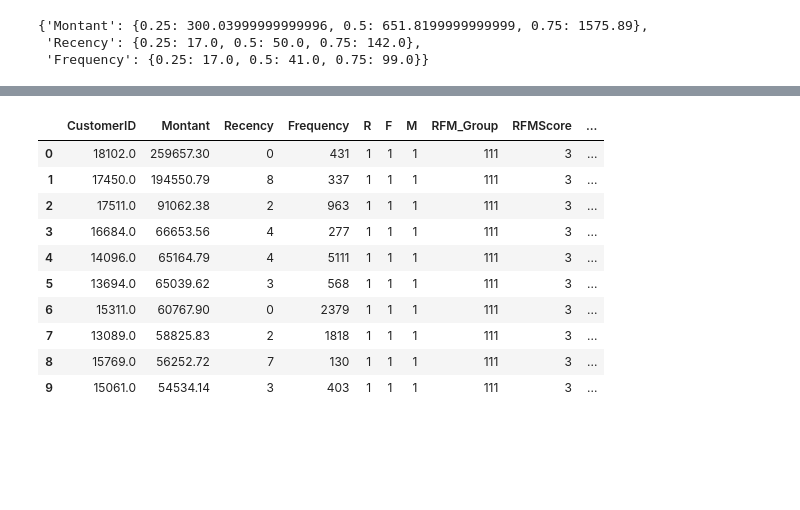
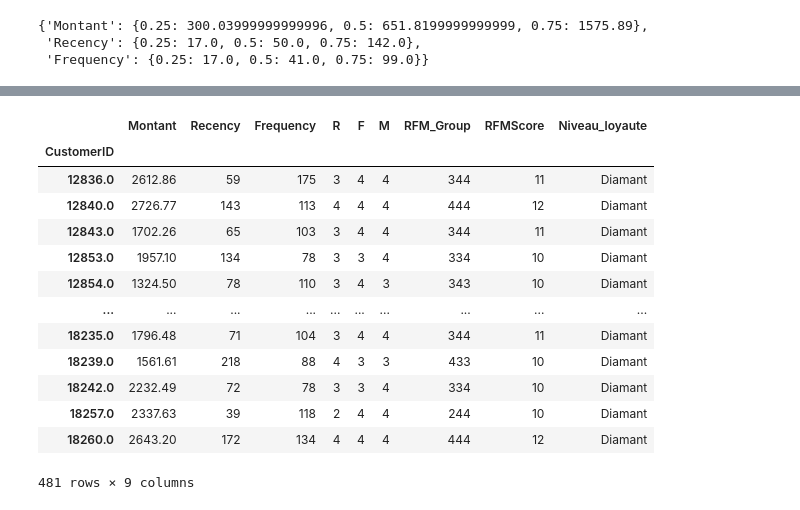
Before and after one commit to anjym/Segmentation_client_RFM_et_Kmeans-, a Jupyter notebook: RFM-Segmentation et K-means Classification.ipynb, the cells around one changed output, grey strips where cells are left out. Cells and saved outputs as stored; diff of their text form; code cells hidden in the pictures; blank space fills up the shorter version.

```diff
--- a/RFM-Segmentation et K-means Classification.ipynb
+++ b/RFM-Segmentation et K-means Classification.ipynb
@@ -443,14 +443,19 @@ RFM_client5.reset_index().head(10)
 # %%
-RFM_client5[RFM_client5['RFM_Group']=='111'].sort_values('Montant',ascending=False).reset_index().head(10)
+#RFM_client5[RFM_client5['RFM_Group']=='111'].sort_values('Montant',ascending=False).reset_index().head(10)
-# %% [output]
-|  | CustomerID | Montant | Recency | Frequency | R | F | M | RFM_Group | RFMScore | ... |
-| 0 | 18102.0 | 259657.30 | 0 | 431 | 1 | 1 | 1 | 111 | 3 | ... |
-| 1 | 17450.0 | 194550.79 | 8 | 337 | 1 | 1 | 1 | 111 | 3 | ... |
-| 2 | 17511.0 | 91062.38 | 2 | 963 | 1 | 1 | 1 | 111 | 3 | ... |
-| 3 | 16684.0 | 66653.56 | 4 | 277 | 1 | 1 | 1 | 111 | 3 | ... |
-| 4 | 14096.0 | 65164.79 | 4 | 5111 | 1 | 1 | 1 | 111 | 3 | ... |
-| 5 | 13694.0 | 65039.62 | 3 | 568 | 1 | 1 | 1 | 111 | 3 | ... |
-| 6 | 15311.0 | 60767.90 | 0 | 2379 | 1 | 1 | 1 | 111 | 3 | ... |
-| 7 | 13089.0 | 58825.83 | 2 | 1818 | 1 | 1 | 1 | 111 | 3 | ... |
-| 8 | 15769.0 | 56252.72 | 7 | 130 | 1 | 1 | 1 | 111 | 3 | ... |
-| 9 | 15061.0 | 54534.14 | 3 | 403 | 1 | 1 | 1 | 111 | 3 | ... |
+# %%
+RFM_client5[RFM_client5['Niveau_loyaute']=='Diamant']
+# %% [output]
+|  | Montant | Recency | Frequency | R | F | M | RFM_Group | RFMScore | Niveau_loyaute |
+| CustomerID |  |  |  |  |  |  |  |  |  |
+| 12836.0 | 2612.86 | 59 | 175 | 3 | 4 | 4 | 344 | 11 | Diamant |
+| 12840.0 | 2726.77 | 143 | 113 | 4 | 4 | 4 | 444 | 12 | Diamant |
+| 12843.0 | 1702.26 | 65 | 103 | 3 | 4 | 4 | 344 | 11 | Diamant |
+| 12853.0 | 1957.10 | 134 | 78 | 3 | 3 | 4 | 334 | 10 | Diamant |
+| 12854.0 | 1324.50 | 78 | 110 | 3 | 4 | 3 | 343 | 10 | Diamant |
+| ... | ... | ... | ... | ... | ... | ... | ... | ... | ... |
+| 18235.0 | 1796.48 | 71 | 104 | 3 | 4 | 4 | 344 | 11 | Diamant |
+| 18239.0 | 1561.61 | 218 | 88 | 4 | 3 | 3 | 433 | 10 | Diamant |
+| 18242.0 | 2232.49 | 72 | 78 | 3 | 3 | 4 | 334 | 10 | Diamant |
+| 18257.0 | 2337.63 | 39 | 118 | 2 | 4 | 4 | 244 | 10 | Diamant |
+| 18260.0 | 2643.20 | 172 | 134 | 4 | 4 | 4 | 444 | 12 | Diamant |
+481 rows × 9 columns
```
Also changed, not shown: parts of 22 cells of this notebook.
